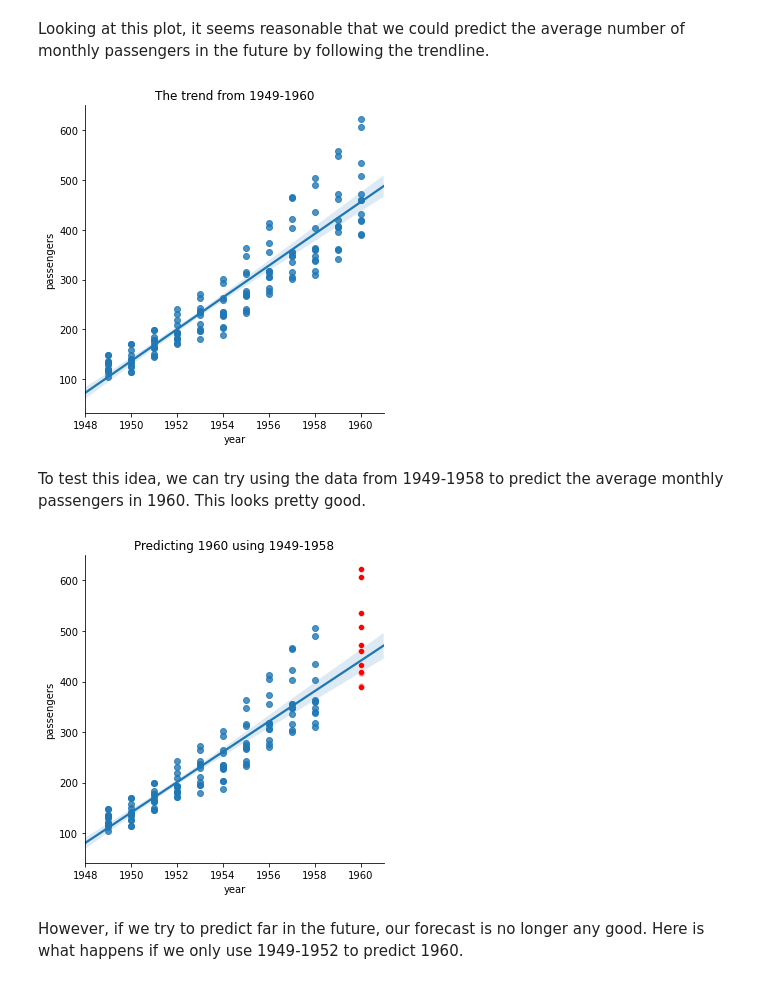
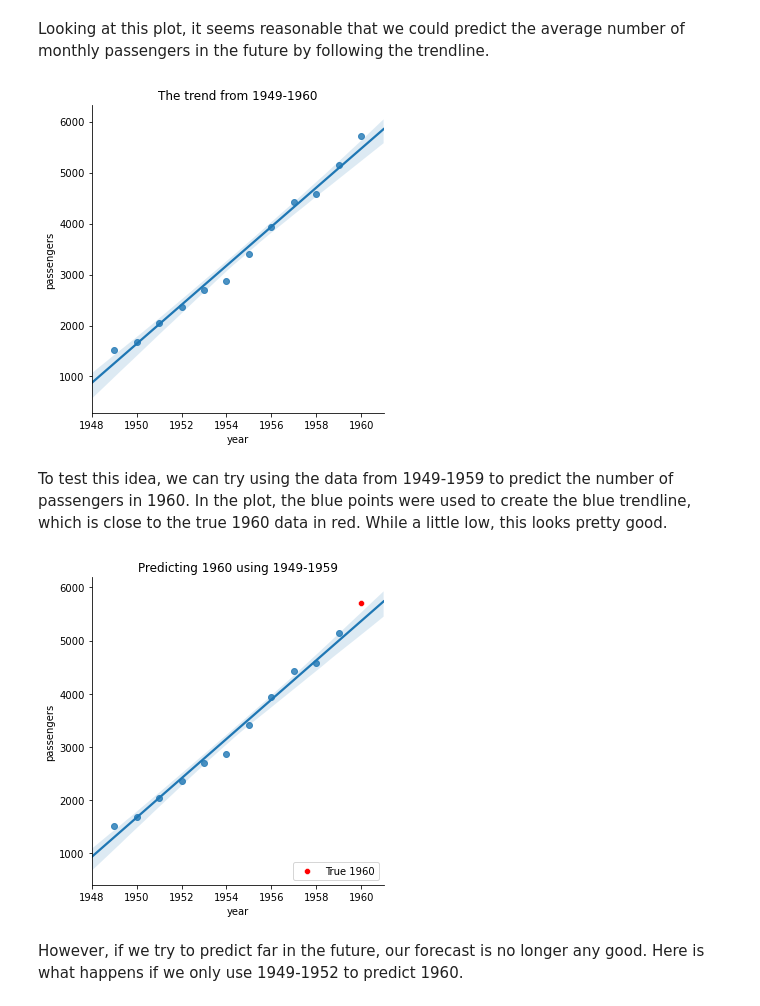
Before and after one commit to data-ohio/introductory-data-science, a Jupyter notebook: 2/5/forecasting.ipynb, the cells around one changed output. Drawn from its saved outputs; the diff is of its cells as text; code cells hidden in the pictures.

Commit message:
changed to by year

```diff
--- a/2/5/forecasting.ipynb
+++ b/2/5/forecasting.ipynb
@@ -10,6 +10,6 @@ As an example, we first load a dataset with number of passengers flying each mon
 # %%
 %matplotlib inline
 import seaborn as sns
-flights = sns.load_dataset("flights")
+flights = sns.load_dataset("flights").groupby('year').agg(sum).reset_index()
 flights
 # %% [output]
@@ -32,16 +32,18 @@ Looking at this plot, it seems reasonable that we could predict the average numb
 sns.lmplot(x="year",y="passengers",data=flights,truncate=False,facet_kws={'xlim':(1948,1961)})
 plt.title("The trend from 1949-1960");
 # %% [output]
-[figure, old version]
+[figure, new version]
 # %% [markdown]
-To test this idea, we can try using the data from 1949-1958 to predict the average monthly passengers in 1960.
-This looks pretty good.
+To test this idea, we can try using the data from 1949-1959 to predict the number of passengers in 1960.
+In the plot, the blue points were used to create the blue trendline, which is close to the true 1960 data in red.
+While a little low, this looks pretty good.
 # %%
-sns.lmplot(x="year",y="passengers",data=flights[flights['year']<1959],truncate=False,facet_kws={'xlim':(1948,1961)})
-sns.scatterplot(x="year",y="passengers",data=flights[flights['year']==1960],color='red')
-plt.title("Predicting 1960 using 1949-1958");
+sns.lmplot(x="year",y="passengers",data=flights[flights['year']<=1959],truncate=False,facet_kws={'xlim':(1948,1961)})
+sns.scatterplot(x="year",y="passengers",data=flights[flights['year']==1960],color='red',label='True 1960',legend=False)
+plt.legend(loc="lower right")
+plt.title("Predicting 1960 using 1949-1959");
 # %% [output]
-[figure, old version]
+[figure, new version]
 # %% [markdown]
 However, if we try to predict far in the future, our forecast is no longer any good.
 Here is what happens if we only use 1949-1952 to predict 1960.
```
Also changed, not shown: parts of 3 cells of this notebook.
